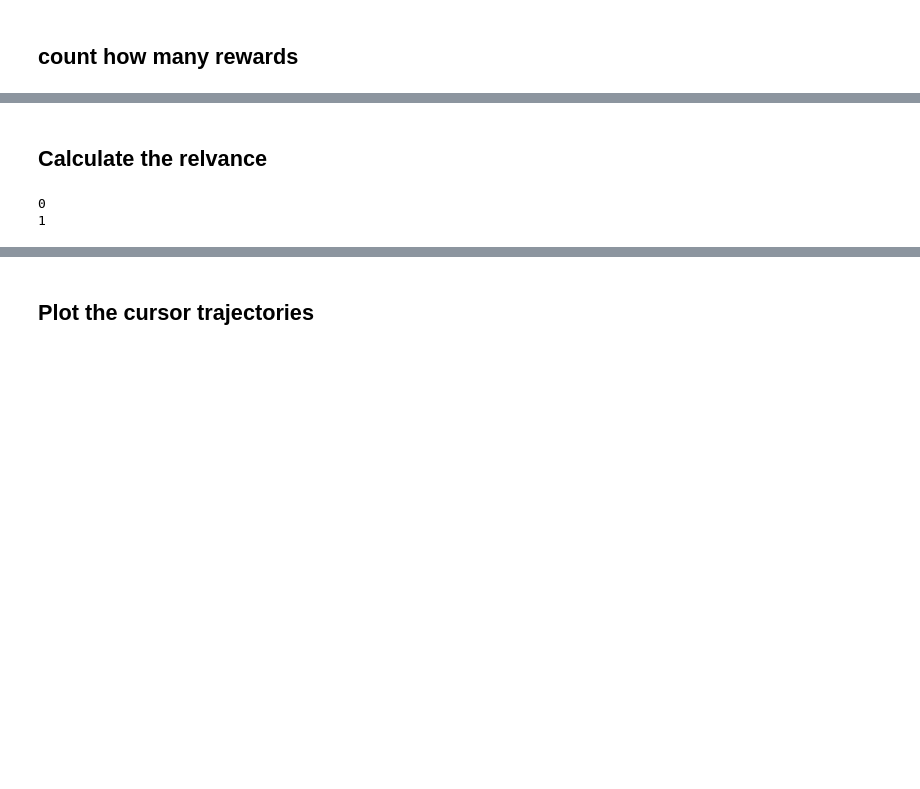
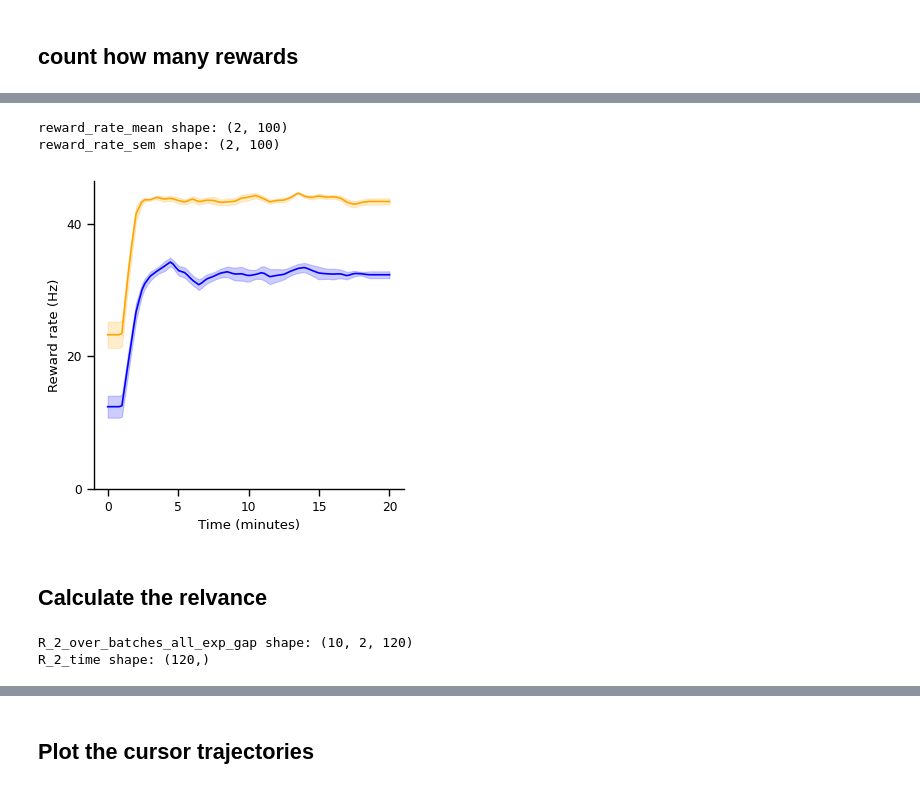
Before and after one commit to sijia66/adaptive_feature_selection, a Jupyter notebook: figure2_simulation_setup/231101_afs_figure2_full_feature_selection.ipynb, the cells around one changed output, grey strips where cells are left out. Drawn from its saved outputs; the diff is of its cells as text; code cells hidden in the pictures; blank space fills up the shorter version.

```diff
--- a/figure2_simulation_setup/231101_afs_figure2_full_feature_selection.ipynb
+++ b/figure2_simulation_setup/231101_afs_figure2_full_feature_selection.ipynb
@@ -231,0 +247,33 @@ plt.show()
+# %%
+# calculate the mean and std of the reward rate
+reward_rate_mean = np.mean(reward_rate_all_gap, axis=0)
+reward_rate_std = np.std(reward_rate_all_gap, axis=0)
+reward_rate_sem = reward_rate_std / np.sqrt(NUM_EXP//2)
+reward_rate_mean = reward_rate_mean.reshape((2, -1))
+reward_rate_sem = reward_rate_sem.reshape((2, -1))
+
+# print the shapes
+print(f'reward_rate_mean shape: {reward_rate_mean.shape}')
+print(f'reward_rate_sem shape: {reward_rate_sem.shape}')
+
+# plot the reward rate and shade the standard error of the mean
+fig_reward_rate, ax_reward_rate = plt.subplots(figsize=(4, 4))
+for i in range(2):
+    ax_reward_rate.plot(common_time, reward_rate_mean[i]
+                        , color=colors[i])
+    ax_reward_rate.fill_between(common_time,
+                                reward_rate_mean[i] - reward_rate_sem[i],
+                                reward_rate_mean[i] + reward_rate_sem[i],
+                                alpha=0.2, color=colors[i])
+ax_reward_rate.set_xlabel('Time (minutes)')
+ax_reward_rate.set_ylabel('Reward rate (Hz)')
+
+# only show y ticks [0, 20, 40]
+ax_reward_rate.set_yticks([0, 20, 40])
+
+sns.despine(ax=ax_reward_rate)
+fig_reward_rate
+# %% [output]
+reward_rate_mean shape: (2, 100)
+reward_rate_sem shape: (2, 100)
+[figure, added]
@@ -249,9 +303,9 @@ Y_VEL_STATE = 5
 CONST_STATE = 6
 
 for exp_index in range(len(exp_data_all)):
-    intended_kin = exp_data_all[exp_index]['bmi3d_clda']['intended_kin']
-    spike_counts_batch = exp_data_all[exp_index]['bmi3d_clda']['spike_counts_batch']
-
+    intended_kin = clda_data_all[exp_index]['intended_kin']
+    spike_counts_batch = clda_data_all[exp_index]['spike_counts_batch']
+    intended_kin = np.array(intended_kin)
     intended_velocities = intended_kin[:,(X_VEL_STATE, Y_VEL_STATE, CONST_STATE), :]
 
     # get C_mat
@@ -265,12 +319,16 @@ for exp_index in range(len(exp_data_all)):
     #save  the results
     R_2_over_batches_all_exp.append(R_2_over_batches)
 
-    print(exp_index)
 
 R_2_over_batches_all_exp = np.array(R_2_over_batches_all_exp)
-R_2_over_batches_all_exp_gap = R_2_over_batches_all_exp.T
+R_2_over_batches_all_exp_gap = R_2_over_batches_all_exp
 
-R_2_time = np.arange(R_2_over_batches_all_exp_gap.shape[0]) * batch_time / 60
+R_2_over_batches_all_exp_gap = R_2_over_batches_all_exp_gap.reshape((NUM_EXP//2, 2, -1))
+
+R_2_time = np.arange(R_2_over_batches_all_exp_gap.shape[2]) * batch_time / 60
+
+print(f'R_2_over_batches_all_exp_gap shape: {R_2_over_batches_all_exp_gap.shape}')
+print(f'R_2_time shape: {R_2_time.shape}')
 # %% [output]
-0
-1
+R_2_over_batches_all_exp_gap shape: (10, 2, 120)
+R_2_time shape: (120,)
```
Also changed, not shown: parts of 19 cells of this notebook, 1 other file.
